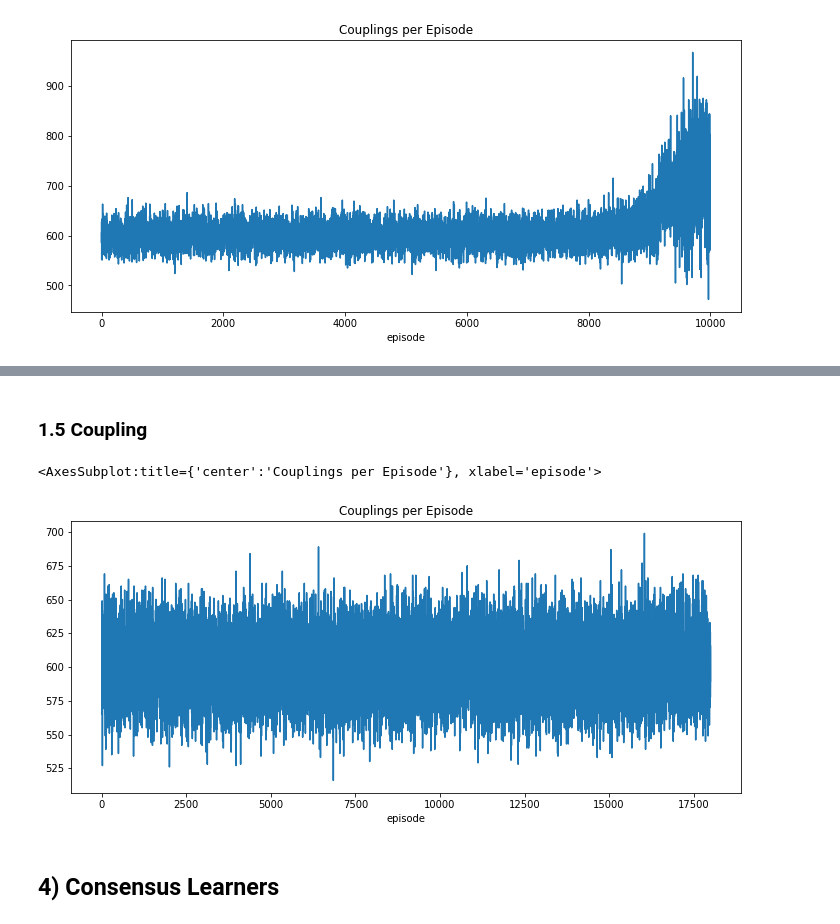
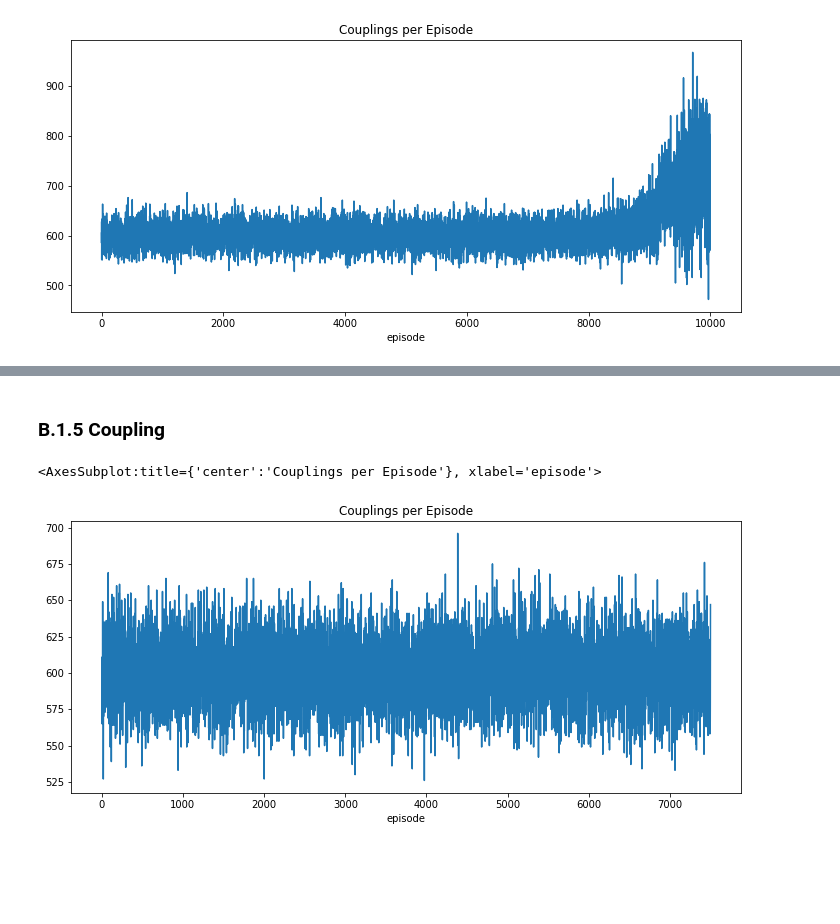
Before and after one commit to gsavarela/cooperative_navigation, a Jupyter notebook: analysis/duo_learners_w06.ipynb, the cells around one changed output, grey strips where cells are left out. Cells and saved outputs as stored; diff of their text form; code cells hidden in the pictures; blank space fills up the shorter version.

```diff
--- a/analysis/duo_learners_w06.ipynb
+++ b/analysis/duo_learners_w06.ipynb
@@ -366,15 +422,13 @@ df.to_frame().loc[:, 'collisions'].plot(title='Collisions per Episode', figsize=
 # %% [markdown]
-### 1.5 Coupling
+### B.1.5 Coupling
 # %%
-BASE_PATH = '03_duo_collisions_and_couplings/00_central/02'
+BASE_PATH = '07_duo_collisions_and_couplings/00_central/02'
 df = pd.read_csv(BASE_PATH + '/pipeline-train-couplings.csv', sep=',', index_col=0)
 df['episode'] = df.index // 100
 df = df.set_index('episode', inplace=False, drop=True)
 df = df.sum(axis=1).to_frame().rename(columns={0: 'couplings'})
 df = df.groupby(by='episode', axis=0)['couplings'].sum()
 df.to_frame().loc[:, 'couplings'].plot(title='Couplings per Episode', figsize=FIG_SIZE_LARGE)
 # %% [output]
 <AxesSubplot:title={'center':'Couplings per Episode'}, xlabel='episode'>
-[figure, old version]
+[figure, new version]
-# %% [markdown]
-## 4) Consensus Learners
```
Also changed, not shown: parts of 57 cells of this notebook, 3 other files.
